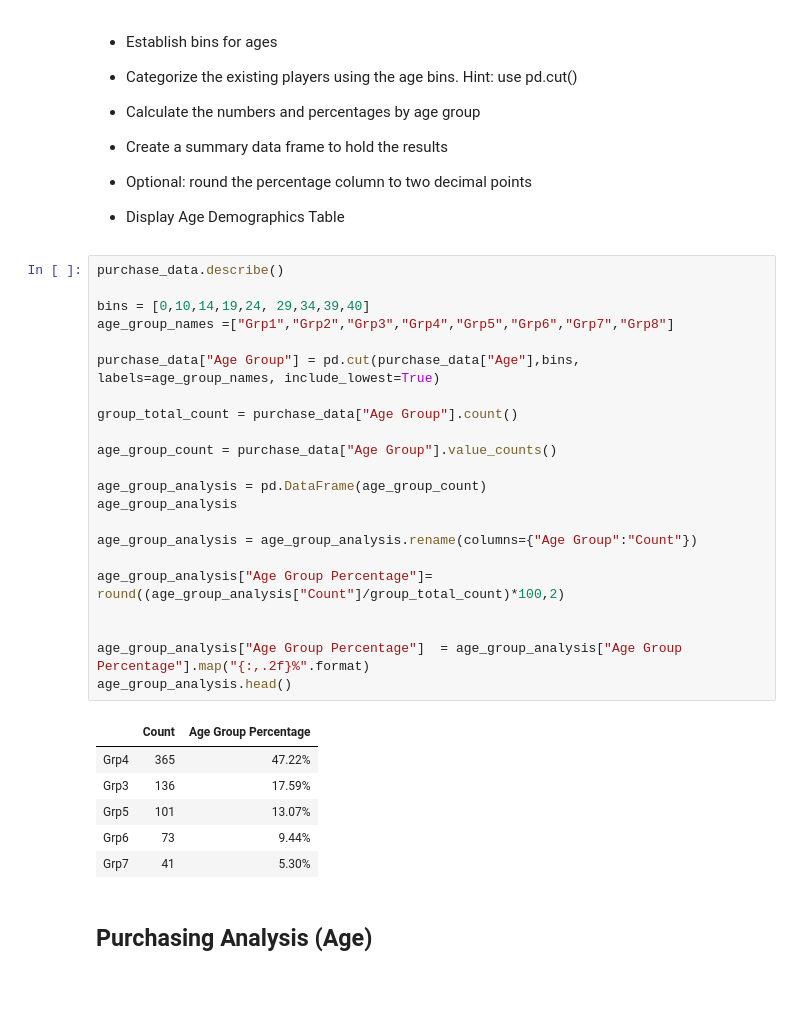
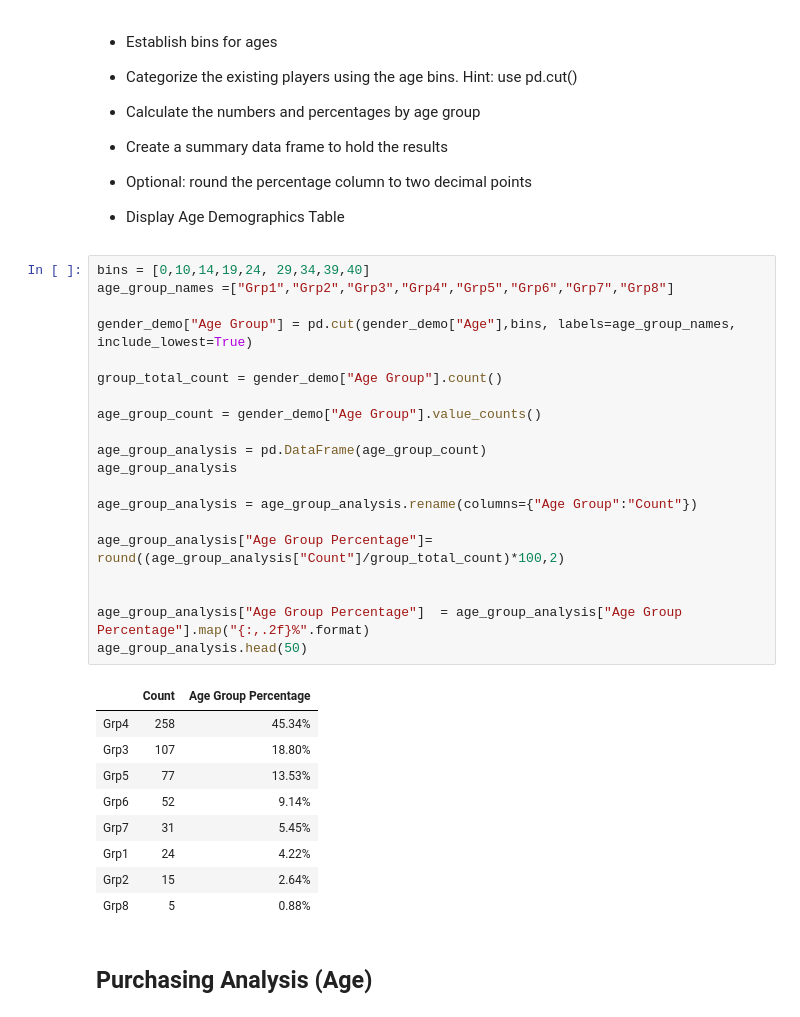
Before and after one commit to narayanan-nithya/HeroesOfPyMoli, a Jupyter notebook: PyMoli_Completed.ipynb, the cells around one changed output. Cells and saved outputs as stored; diff of their text form; blank space fills up the shorter version.

```diff
--- a/PyMoli_Completed.ipynb
+++ b/PyMoli_Completed.ipynb
@@ -168,34 +168,35 @@ gender_purchase_analysis.head()
 
 * Display Age Demographics Table
 # %%
-purchase_data.describe()
-
 bins = [0,10,14,19,24, 29,34,39,40]
 age_group_names =["Grp1","Grp2","Grp3","Grp4","Grp5","Grp6","Grp7","Grp8"]
 
-purchase_data["Age Group"] = pd.cut(purchase_data["Age"],bins, labels=age_group_names, include_lowest=True)
+gender_demo["Age Group"] = pd.cut(gender_demo["Age"],bins, labels=age_group_names, include_lowest=True)
 
-group_total_count = purchase_data["Age Group"].count()
+group_total_count = gender_demo["Age Group"].count()
 
-age_group_count = purchase_data["Age Group"].value_counts()
+age_group_count = gender_demo["Age Group"].value_counts()
 
 age_group_analysis = pd.DataFrame(age_group_count)
 age_group_analysis
 
 age_group_analysis = age_group_analysis.rename(columns={"Age Group":"Count"})
 
 age_group_analysis["Age Group Percentage"]= round((age_group_analysis["Count"]/group_total_count)*100,2)
 
 
 age_group_analysis["Age Group Percentage"]  = age_group_analysis["Age Group Percentage"].map("{:,.2f}%".format)
-age_group_analysis.head()
+age_group_analysis.head(50)
 # %% [output]
 |  | Count | Age Group Percentage |
-| Grp4 | 365 | 47.22% |
-| Grp3 | 136 | 17.59% |
-| Grp5 | 101 | 13.07% |
-| Grp6 | 73 | 9.44% |
-| Grp7 | 41 | 5.30% |
+| Grp4 | 258 | 45.34% |
+| Grp3 | 107 | 18.80% |
+| Grp5 | 77 | 13.53% |
+| Grp6 | 52 | 9.14% |
+| Grp7 | 31 | 5.45% |
+| Grp1 | 24 | 4.22% |
+| Grp2 | 15 | 2.64% |
+| Grp8 | 5 | 0.88% |
 # %% [markdown]
 ## Purchasing Analysis (Age)
 # %% [markdown]
```
Also changed, not shown: parts of 4 cells of this notebook.
